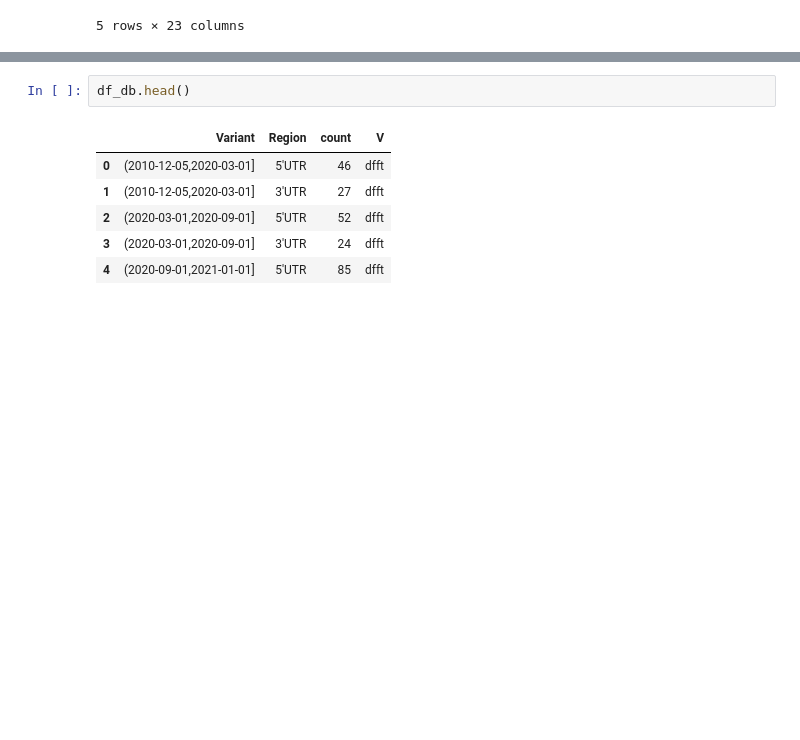
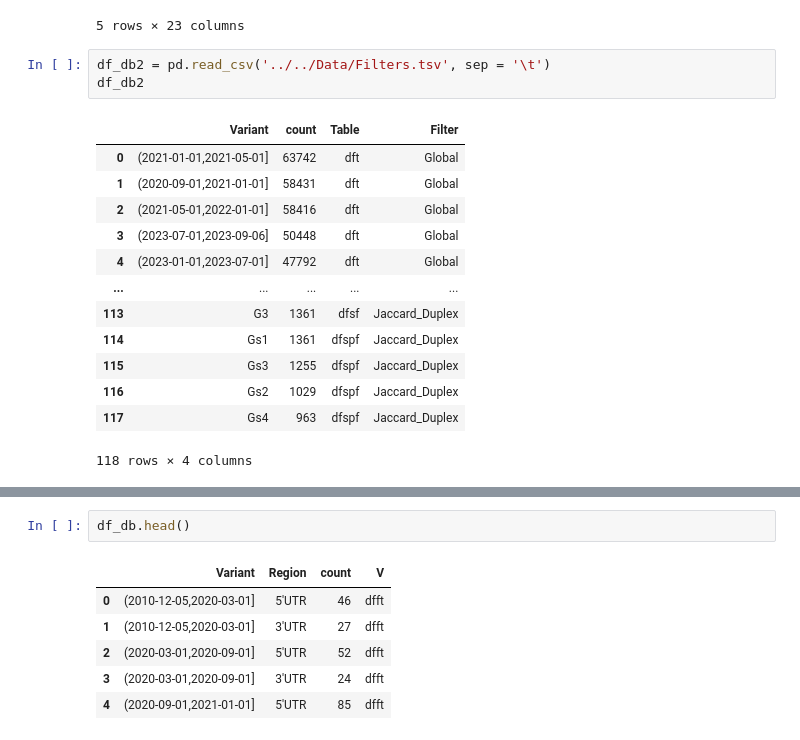
Before and after one commit to FerAmbriz/SelectionPatternsSARSCoV2, a Jupyter notebook: scr/14_TissueExpression.ipynb, the cells around one changed output, grey strips where cells are left out. Saved outputs shown, nothing was run; the diff lists cells and outputs as text; blank space fills up the shorter version.

```diff
--- a/scr/14_TissueExpression.ipynb
+++ b/scr/14_TissueExpression.ipynb
@@ -300,6 +304,23 @@ dfft.head()
 | 3 | negative regulation of osteoblast... | 0.008178 | hsa-miR-381-3p | (2010-12-05,2020-03-01] | -20.5 | 0.8125 | 3'UTR | >(2010-12-05,2020-03-01]:29763-29844 | 13,28 | ... |
 | 4 | osteoblast differentiation | 0.021794 | hsa-miR-381-3p | (2010-12-05,2020-03-01] | -20.5 | 0.8125 | 3'UTR | >(2010-12-05,2020-03-01]:29763-29844 | 13,28 | ... |
 5 rows × 23 columns
+# %%
+df_db2 = pd.read_csv('../../Data/Filters.tsv', sep = '\t')
+df_db2
+# %% [output]
+|  | Variant | count | Table | Filter |
+| 0 | (2021-01-01,2021-05-01] | 63742 | dft | Global |
+| 1 | (2020-09-01,2021-01-01] | 58431 | dft | Global |
+| 2 | (2021-05-01,2022-01-01] | 58416 | dft | Global |
+| 3 | (2023-07-01,2023-09-06] | 50448 | dft | Global |
+| 4 | (2023-01-01,2023-07-01] | 47792 | dft | Global |
+| ... | ... | ... | ... | ... |
+| 113 | G3 | 1361 | dfsf | Jaccard_Duplex |
+| 114 | Gs1 | 1361 | dfspf | Jaccard_Duplex |
+| 115 | Gs3 | 1255 | dfspf | Jaccard_Duplex |
+| 116 | Gs2 | 1029 | dfspf | Jaccard_Duplex |
+| 117 | Gs4 | 963 | dfspf | Jaccard_Duplex |
+118 rows × 4 columns
 # %%
 def extract_region(string):
     return string.split(':')[1]
```
Also changed, not shown: parts of 10 cells of this notebook, 28 other files.
